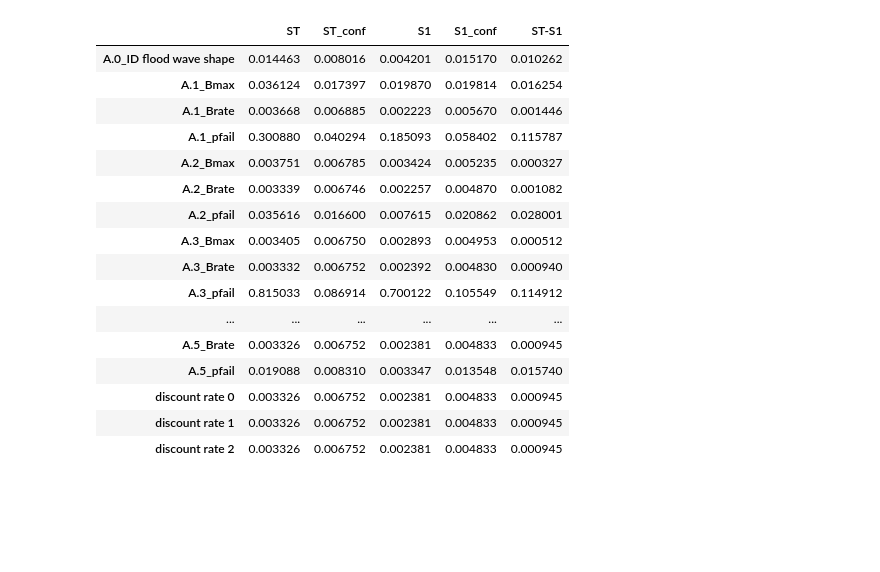
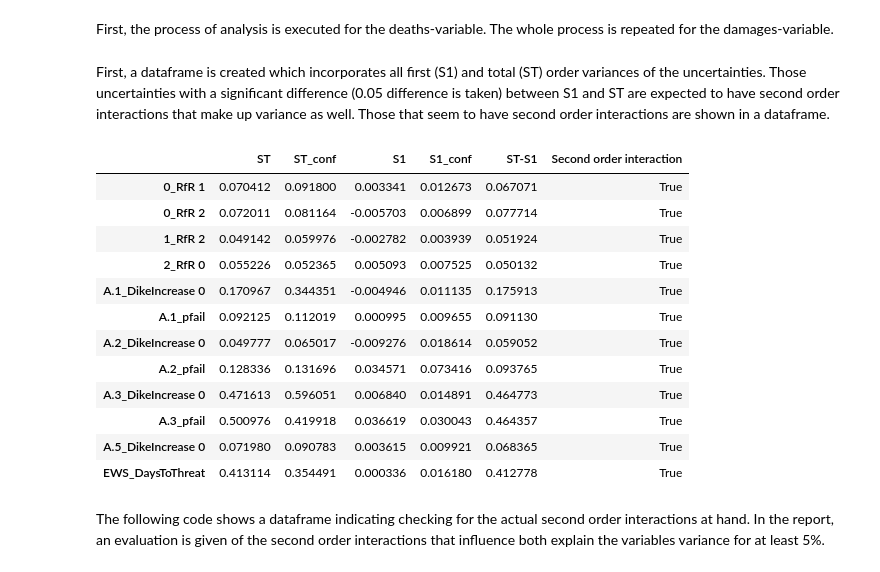
Before and after one commit to EwoutH/modelbased-g13, a Jupyter notebook: Sobol G13.ipynb, the cells around one changed output. Cells and saved outputs as stored; diff of their text form; code cells hidden in the pictures; blank space fills up the shorter version.

```diff
--- a/Sobol G13.ipynb
+++ b/Sobol G13.ipynb
@@ -26,2 +32,2 @@ ema_logging.log_to_stderr(ema_logging.INFO);
 # %%
-dike_model, planning_steps = get_model_for_problem_formulation(2)
+dike_model, planning_steps = get_model_for_problem_formulation(2,True)
@@ -91,18 +76,22 @@ Policy({'0_RfR 0': 0, '0_RfR 1': 0, '0_RfR 2': 0, '1_RfR 0': 0, '1_RfR 1': 0, '1
 # %%
 policies = pol
-n_exp = 600
+sobol_switch = True # decide to incorporate collapsed levers and uncertainties or the pre-defined zero-policy
+n_exp = 1000
 
 use_pickle1 = True
-if use_pickle1:
+if use_pickle1: #stores result in pickles. Makes it easy to share run results in groups
     with open('data/SOBOL_results1.pickle','rb') as filehandler:
         results = pickle.load(filehandler)
-else:
+elif sobol_switch == True : # runs model with levers and uncertainties collapsed into one category
+    with MultiprocessingEvaluator(dike_model,n_processes=10) as evaluator:
+        results = evaluator.perform_experiments(scenarios=n_exp, uncertainty_sampling=Samplers.SOBOL)
+
+    with open('data/SOBOL_results1.pickle',"wb") as filehandler:
+        pickle.dump(results,filehandler)
+else: # runs model using the pre-defined zero-policy and pre-defined uncertainties
     with MultiprocessingEvaluator(dike_model,n_processes=10) as evaluator:
         results = evaluator.perform_experiments(scenarios=n_exp, policies = pol, uncertainty_sampling=Samplers.SOBOL)
 
     with open('data/SOBOL_results1.pickle',"wb") as filehandler:
         pickle.dump(results,filehandler)
-
 experiments_sobol, outcomes_sobol = results
-# %%
-outcomes_sobol['Expected Number of Deaths'] = np.nan_to_num(outcomes_sobol['Expected Number of Deaths'], nan = 3.01437703)
@@ -109,3 +100,3 @@ outcomes_sobol['Expected Number of Deaths'] = np.nan_to_num(outcomes_sobol['Expe
 # %%
-deaths_sobol = sobol.analyze(problem, outcomes_sobol['Expected Number of Deaths'],calc_second_order=True, print_to_console=True)
-damages_sobol = sobol.analyze(problem, outcomes_sobol['Expected Annual Damage'],calc_second_order=True, print_to_console=True)
+deaths_sobol = sobol.analyze(problem, outcomes_sobol['Expected Number of Deaths'],calc_second_order=True, print_to_console=False)
+damages_sobol = sobol.analyze(problem, outcomes_sobol['Expected Annual Damage'],calc_second_order=True, print_to_console=False)
@@ -130,23 +103,25 @@ A.4_Bmax                 0.003339  0.006751
+# %% [markdown]
+First, the process of analysis is executed for the deaths-variable. The whole process is repeated for the damages-variable.
+# %% [markdown]
+First, a dataframe is created which incorporates all first (S1) and total (ST) order variances of the uncertainties. Those uncertainties with a significant difference (0.05 difference is taken) between S1 and ST are expected to have second order interactions that make up variance as well. Those that seem to have second order interactions are shown in a dataframe.
 # %%
 Si_filter = {k:deaths_sobol[k] for k in ['ST','ST_conf','S1','S1_conf']}
-Si_df_deaths = pd.DataFrame(Si_filter, index=problem['names'])
-Si_df_deaths['ST-S1'] = Si_df_deaths['ST'] - Si_df_deaths['S1']
-Si_df_deaths
+Si_df_deaths = pd.DataFrame(Si_filter, index=problem['names'])  # create df with uncertainties as index
+Si_df_deaths['ST-S1'] = Si_df_deaths['ST'] - Si_df_deaths['S1'] # compute significant differences
+Si_df_deaths['Second order interaction'] = np.where(Si_df_deaths['ST-S1'] > 0.05, True, False) # check significance
+Si_df_deaths_2nd = Si_df_deaths.loc[Si_df_deaths['Second order interaction'] == True] # remove all insignificant variables
+Si_df_deaths_2nd #show remaining 2nd order variables
 # %% [output]
-|  | ST | ST_conf | S1 | S1_conf | ST-S1 |
-| A.0_ID flood wave shape | 0.014463 | 0.008016 | 0.004201 | 0.015170 | 0.010262 |
-| A.1_Bmax | 0.036124 | 0.017397 | 0.019870 | 0.019814 | 0.016254 |
-| A.1_Brate | 0.003668 | 0.006885 | 0.002223 | 0.005670 | 0.001446 |
-| A.1_pfail | 0.300880 | 0.040294 | 0.185093 | 0.058402 | 0.115787 |
-| A.2_Bmax | 0.003751 | 0.006785 | 0.003424 | 0.005235 | 0.000327 |
-| A.2_Brate | 0.003339 | 0.006746 | 0.002257 | 0.004870 | 0.001082 |
-| A.2_pfail | 0.035616 | 0.016600 | 0.007615 | 0.020862 | 0.028001 |
-| A.3_Bmax | 0.003405 | 0.006750 | 0.002893 | 0.004953 | 0.000512 |
-| A.3_Brate | 0.003332 | 0.006752 | 0.002392 | 0.004830 | 0.000940 |
-| A.3_pfail | 0.815033 | 0.086914 | 0.700122 | 0.105549 | 0.114912 |
-| ... | ... | ... | ... | ... | ... |
-| A.5_Brate | 0.003326 | 0.006752 | 0.002381 | 0.004833 | 0.000945 |
-| A.5_pfail | 0.019088 | 0.008310 | 0.003347 | 0.013548 | 0.015740 |
-| discount rate 0 | 0.003326 | 0.006752 | 0.002381 | 0.004833 | 0.000945 |
-| discount rate 1 | 0.003326 | 0.006752 | 0.002381 | 0.004833 | 0.000945 |
-| discount rate 2 | 0.003326 | 0.006752 | 0.002381 | 0.004833 | 0.000945 |
+|  | ST | ST_conf | S1 | S1_conf | ST-S1 | Second order interaction |
+| 0_RfR 1 | 0.070412 | 0.091800 | 0.003341 | 0.012673 | 0.067071 | True |
+| 0_RfR 2 | 0.072011 | 0.081164 | -0.005703 | 0.006899 | 0.077714 | True |
+| 1_RfR 2 | 0.049142 | 0.059976 | -0.002782 | 0.003939 | 0.051924 | True |
+| 2_RfR 0 | 0.055226 | 0.052365 | 0.005093 | 0.007525 | 0.050132 | True |
+| A.1_DikeIncrease 0 | 0.170967 | 0.344351 | -0.004946 | 0.011135 | 0.175913 | True |
+| A.1_pfail | 0.092125 | 0.112019 | 0.000995 | 0.009655 | 0.091130 | True |
+| A.2_DikeIncrease 0 | 0.049777 | 0.065017 | -0.009276 | 0.018614 | 0.059052 | True |
+| A.2_pfail | 0.128336 | 0.131696 | 0.034571 | 0.073416 | 0.093765 | True |
+| A.3_DikeIncrease 0 | 0.471613 | 0.596051 | 0.006840 | 0.014891 | 0.464773 | True |
+| A.3_pfail | 0.500976 | 0.419918 | 0.036619 | 0.030043 | 0.464357 | True |
+| A.5_DikeIncrease 0 | 0.071980 | 0.090783 | 0.003615 | 0.009921 | 0.068365 | True |
+| EWS_DaysToThreat | 0.413114 | 0.354491 | 0.000336 | 0.016180 | 0.412778 | True |
@@ -155 +128,3 @@ Si_df_deaths
+# %% [markdown]
+The following code shows a dataframe indicating checking for the actual second order interactions at hand. In the report, an evaluation is given of the second order interactions that influence both explain the variables variance for at least 5%.
 # %%
```
Also changed, not shown: parts of 26 cells of this notebook, 5 other files.
